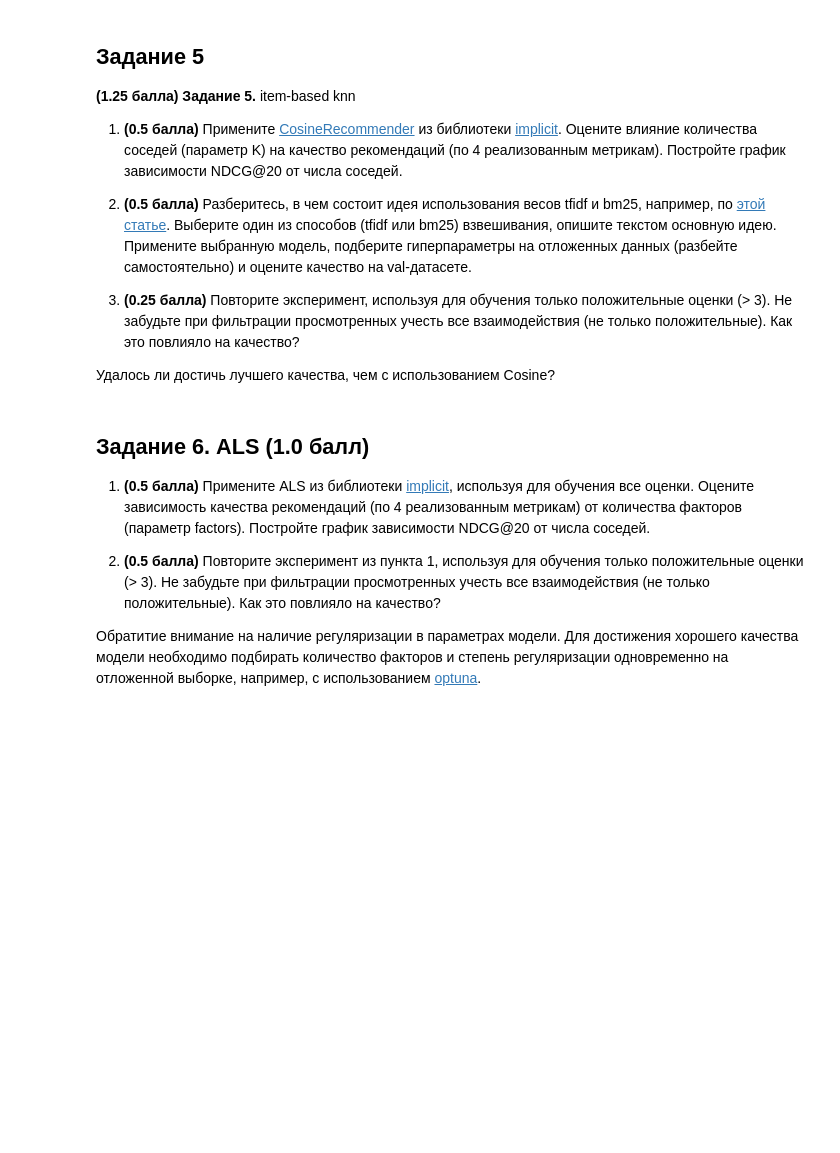
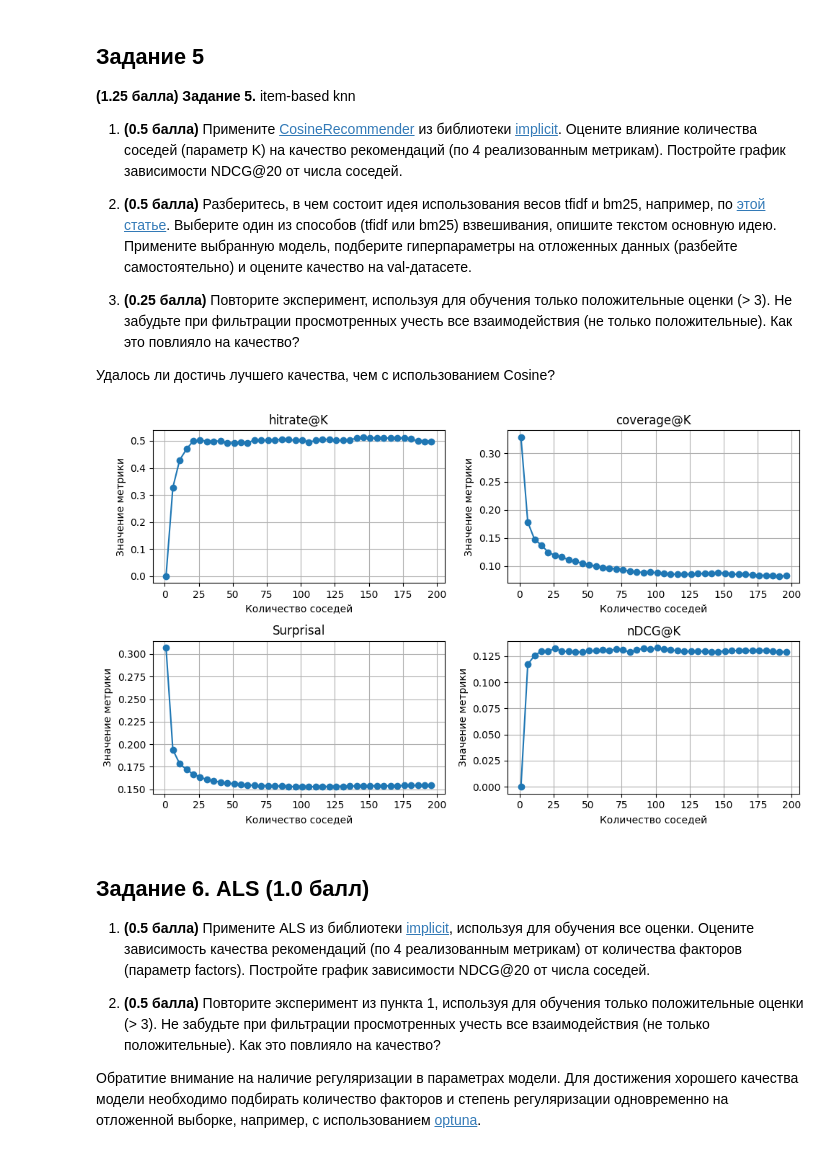
Before and after one commit to DlMarsh/RecSys-Homework, a Jupyter notebook: homeworks/hw_01/rs_hw01.ipynb, the cells around one changed output. Saved outputs shown, nothing was run; the diff lists cells and outputs as text; code cells hidden in the pictures; blank space fills up the shorter version.

```diff
--- a/homeworks/hw_01/rs_hw01.ipynb
+++ b/homeworks/hw_01/rs_hw01.ipynb
@@ -492,6 +502,48 @@ measure(random_pred, val, train, 20, 'Baseline')
 3) **(0.25 балла)** Повторите эксперимент, используя для обучения только положительные оценки (> 3). Не забудьте при фильтрации просмотренных учесть все взаимодействия (не только положительные). Как это повлияло на качество?
 
 Удалось ли достичь лучшего качества, чем с использованием Cosine?
+# %%
+user_cat = train['user_id'].astype('category')
+item_cat = train['item_id'].astype('category')
+user_ids = user_cat.cat.codes
+item_ids = item_cat.cat.codes
+user_item_matrix = csr_matrix((train['relevance'], (user_ids, item_ids)))
+# %%
+val_users = val['user_id'].unique()
+user_mapping = dict(zip(user_cat.cat.categories, range(len(user_cat.cat.categories))))
+item_mapping = dict(enumerate(item_cat.cat.categories))
+reverse_item_mapping = {v: k for k, v in item_mapping.items()}
+# %%
+Ks = np.arange(1, 201, 5)
+metrics = {'hitrate@K': [], 'coverage@K': [], 'Surprisal': [], 'nDCG@K': []}
+# %%
+for K in Ks:
+    model = implicit.nearest_neighbours.CosineRecommender(K=K)
+    model.fit(user_item_matrix)
+    recommendations = []
+    for user in tqdm(val_users):
+        user_idx = user_mapping[user]
+        recs = model.recommend(user_idx, user_item_matrix[user_idx], N=20, filter_already_liked_items=True)
+
+        for item_idx, relevance in zip(recs[0], recs[1]):
+            recommendations.append((user, item_mapping[item_idx], relevance))
+    recommendations = pd.DataFrame(recommendations, columns=['user_id', 'item_id', 'relevance'])
+    metrics_res = measure(recommendations, val, train, 20, 'CosineRecommender')
+    for i, key in enumerate(metrics.keys()):
+        metrics[key].append(np.array(metrics_res)[0][i])
+# %%
+fig, axes = plt.subplots(2, 2, figsize=(10, 6))
+axes = axes.flatten()
+for ax, (key, values) in zip(axes, metrics.items()):
+    ax.plot(Ks, values, marker='o')
+    ax.set_xlabel("Количество соседей")
+    ax.set_ylabel("Значение метрики")
+    ax.set_title(key)
+    ax.grid()
+plt.tight_layout()
+plt.show()
+# %% [output]
+[figure, added]
 # %% [markdown]
 ## Задание 6. ALS (1.0 балл)
 
```
Also changed, not shown: parts of 6 cells of this notebook.
